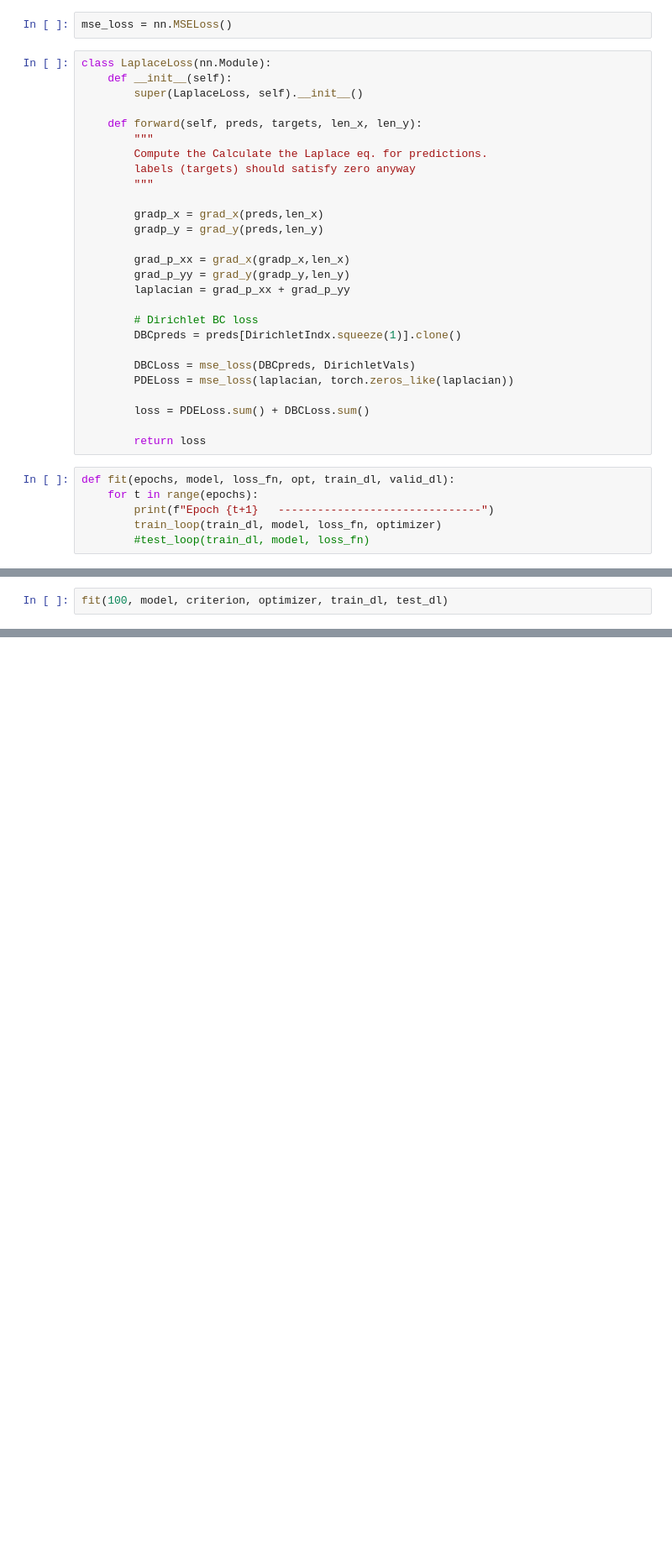
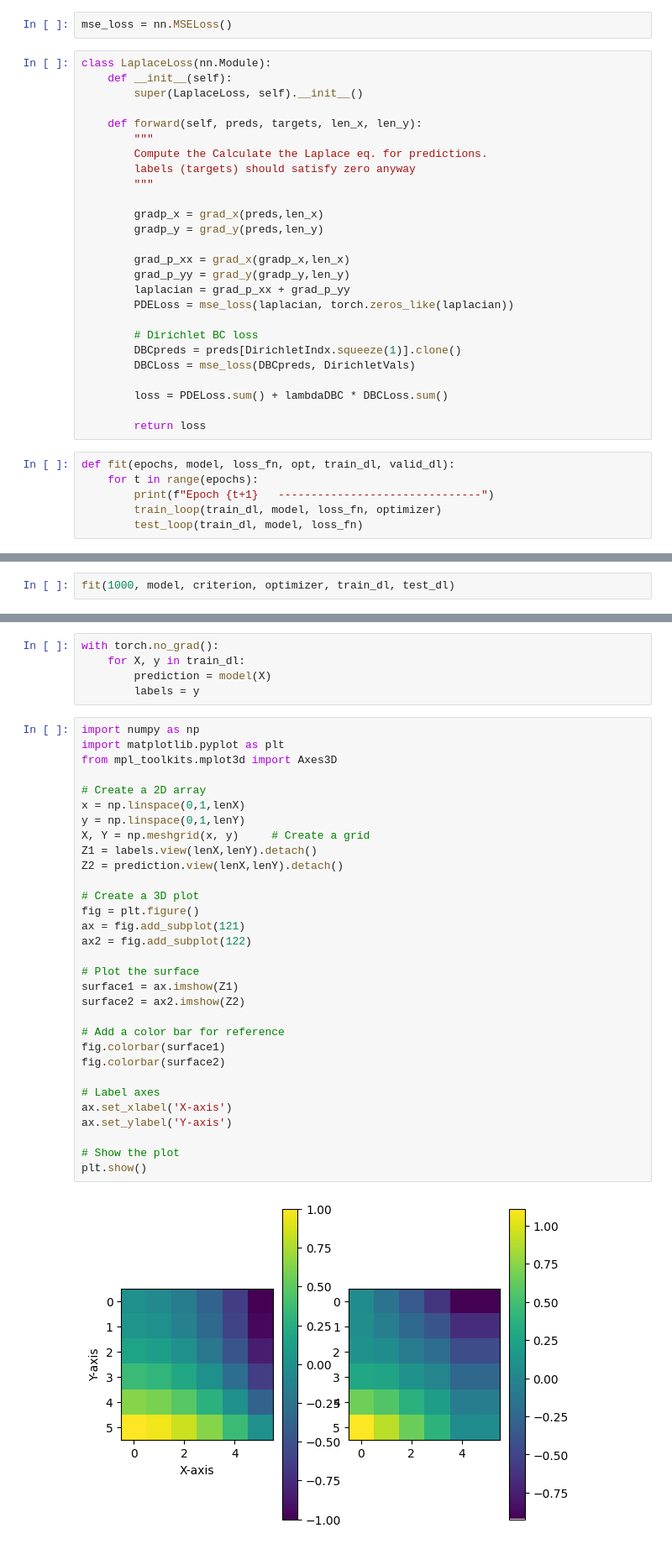
Before and after one commit to hdogan84/PINN_Laplace, a Jupyter notebook: notebooks/3b_DLmodel_Laplc.ipynb, the cells around one changed output, grey strips where cells are left out. Shown at 84% size. Saved outputs shown, nothing was run; the diff lists cells and outputs as text; blank space fills up the shorter version.

Commit message:
try some parameter study and add comparison plot

```diff
--- a/notebooks/3b_DLmodel_Laplc.ipynb
+++ b/notebooks/3b_DLmodel_Laplc.ipynb
@@ -286,14 +280,13 @@ class LaplaceLoss(nn.Module):
         grad_p_xx = grad_x(gradp_x,len_x)
         grad_p_yy = grad_y(gradp_y,len_y)
         laplacian = grad_p_xx + grad_p_yy
+        PDELoss = mse_loss(laplacian, torch.zeros_like(laplacian))
 
         # Dirichlet BC loss
         DBCpreds = preds[DirichletIndx.squeeze(1)].clone()
+        DBCLoss = mse_loss(DBCpreds, DirichletVals)
 
-        DBCLoss = mse_loss(DBCpreds, DirichletVals)
-        PDELoss = mse_loss(laplacian, torch.zeros_like(laplacian))
-
-        loss = PDELoss.sum() + DBCLoss.sum()
+        loss = PDELoss.sum() + lambdaDBC * DBCLoss.sum()
 
         return loss
 # %%
@@ -301,7 +294,7 @@ def fit(epochs, model, loss_fn, opt, train_dl, valid_dl):
     for t in range(epochs):
         print(f"Epoch {t+1}   -------------------------------")
         train_loop(train_dl, model, loss_fn, optimizer)
-        #test_loop(train_dl, model, loss_fn)
+        test_loop(train_dl, model, loss_fn)
 # %%
 # Define the model
 torch.set_printoptions(precision=6)
@@ -314,6 +307,6 @@ model = SimpleANN(input_size, output_size)
 criterion =  LaplaceLoss()
 optimizer = optim.Adam(model.parameters(), lr=0.001)
 # %%
-fit(100, model, criterion, optimizer, train_dl, test_dl)
+fit(1000, model, criterion, optimizer, train_dl, test_dl)
 # %% [output]
 Epoch 1   -------------------------------
@@ -335,0 +329,38 @@ Train loss: 0.05565890297293663
+# %%
+with torch.no_grad():
+    for X, y in train_dl:
+        prediction = model(X)
+        labels = y
+# %%
+import numpy as np
+import matplotlib.pyplot as plt
+from mpl_toolkits.mplot3d import Axes3D
+
+# Create a 2D array
+x = np.linspace(0,1,lenX)
+y = np.linspace(0,1,lenY)
+X, Y = np.meshgrid(x, y)     # Create a grid
+Z1 = labels.view(lenX,lenY).detach()
+Z2 = prediction.view(lenX,lenY).detach()
+
+# Create a 3D plot
+fig = plt.figure()
+ax = fig.add_subplot(121)
+ax2 = fig.add_subplot(122)
+
+# Plot the surface
+surface1 = ax.imshow(Z1)
+surface2 = ax2.imshow(Z2)
+
+# Add a color bar for reference
+fig.colorbar(surface1)
+fig.colorbar(surface2)
+
+# Label axes
+ax.set_xlabel('X-axis')
+ax.set_ylabel('Y-axis')
+
+# Show the plot
+plt.show()
+# %% [output]
+[figure, added]
```
Also changed, not shown: parts of 7 cells of this notebook, 2 other files.
